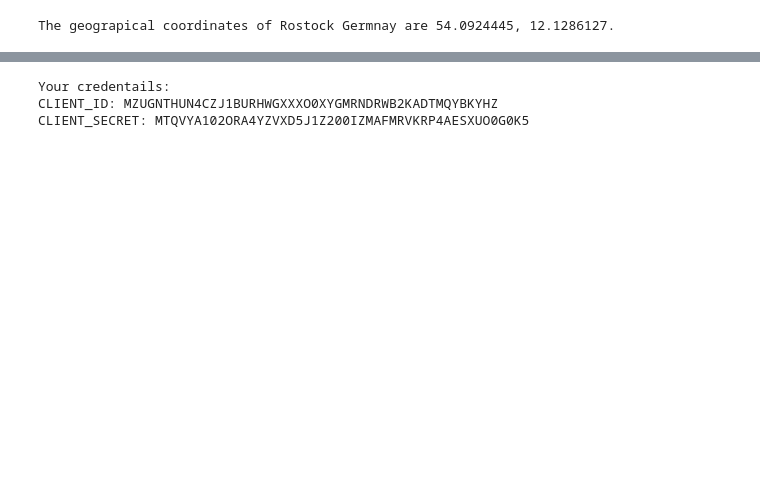
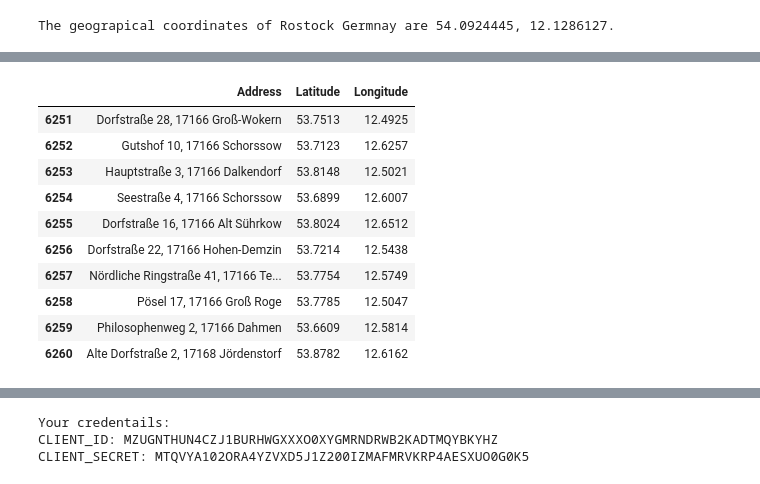
Before and after one commit to paulbuechner/edu, a Jupyter notebook: coursera/data-science/capstone/week4_capstone.ipynb, the cells around one changed output, grey strips where cells are left out. Drawn from its saved outputs; the diff is of its cells as text; code cells hidden in the pictures; blank space fills up the shorter version.

Commit message:
feat(capstone): add restaurant meta data

```diff
--- a/coursera/data-science/capstone/week4_capstone.ipynb
+++ b/coursera/data-science/capstone/week4_capstone.ipynb
@@ -105,0 +131,20 @@ map_rostock
+# %%
+from constants import GOOGLE_API_KEY
+
+def get_address(api_key, latitude, longitude, verbose=False):
+    try:
+        url = f"https://maps.googleapis.com/maps/api/geocode/json?key={api_key}&latlng={latitude},{longitude}"
+        response = requests.get(url).json()
+        if verbose:
+            print('Google Maps API JSON result =>', response)
+        results = response['results']
+        address = results[0]['formatted_address']
+        return address
+    except:
+        return None
+
+
+addr = get_address(GOOGLE_API_KEY, rostock_center[0], rostock_center[1])
+print('Reverse geocoding check')
+print('-----------------------')
+print(f"Address of [{rostock_center[0]}, {rostock_center[1]}] is: {addr}")
@@ -105,0 +155,12 @@ map_rostock
+# %%
+print('Obtaining location addresses: ', end='')
+addresses = []
+for lat, lon in zip(df['latitude'], df['longitude']):
+    address = get_address(GOOGLE_API_KEY, lat, lon)
+    if address is None:
+        address = 'NO ADDRESS'
+    # We don't need country part of address
+    address = address.replace(', Germany', '')
+    addresses.append(address)
+    print(' .', end='')
+print(' done.')
@@ -105,0 +189,21 @@ map_rostock
+# %%
+import pandas as pd
+
+df_locations = pd.DataFrame({'Address': addresses,
+                             'Latitude': df["latitude"],
+                             'Longitude': df["longitude"]
+                             })
+
+df_locations.head(10)
+# %% [output]
+|  | Address | Latitude | Longitude |
+| 6251 | Dorfstraße 28, 17166 Groß-Wokern | 53.7513 | 12.4925 |
+| 6252 | Gutshof 10, 17166 Schorssow | 53.7123 | 12.6257 |
+| 6253 | Hauptstraße 3, 17166 Dalkendorf | 53.8148 | 12.5021 |
+| 6254 | Seestraße 4, 17166 Schorssow | 53.6899 | 12.6007 |
+| 6255 | Dorfstraße 16, 17166 Alt Sührkow | 53.8024 | 12.6512 |
+| 6256 | Dorfstraße 22, 17166 Hohen-Demzin | 53.7214 | 12.5438 |
+| 6257 | Nördliche Ringstraße 41, 17166 Te... | 53.7754 | 12.5749 |
+| 6258 | Pösel 17, 17166 Groß Roge | 53.7785 | 12.5047 |
+| 6259 | Philosophenweg 2, 17166 Dahmen | 53.6609 | 12.5814 |
+| 6260 | Alte Dorfstraße 2, 17168 Jördenstorf | 53.8782 | 12.6162 |
```
Also changed, not shown: parts of 15 cells of this notebook, 2 other files.
